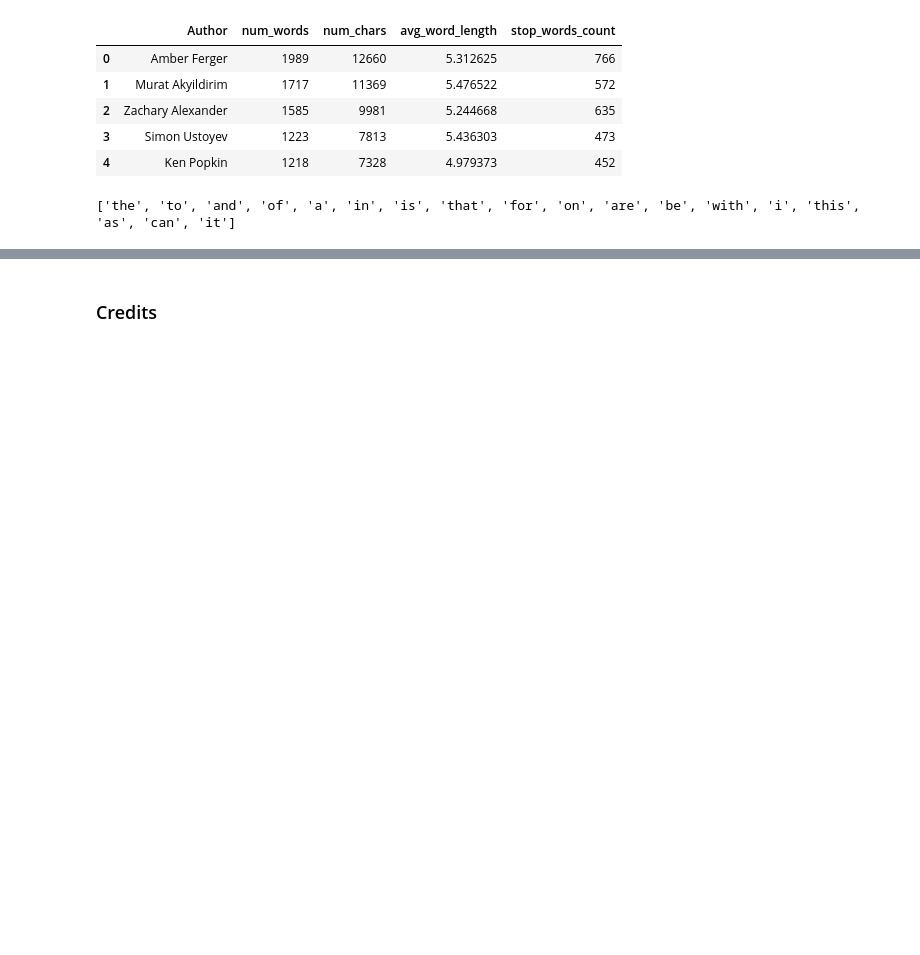
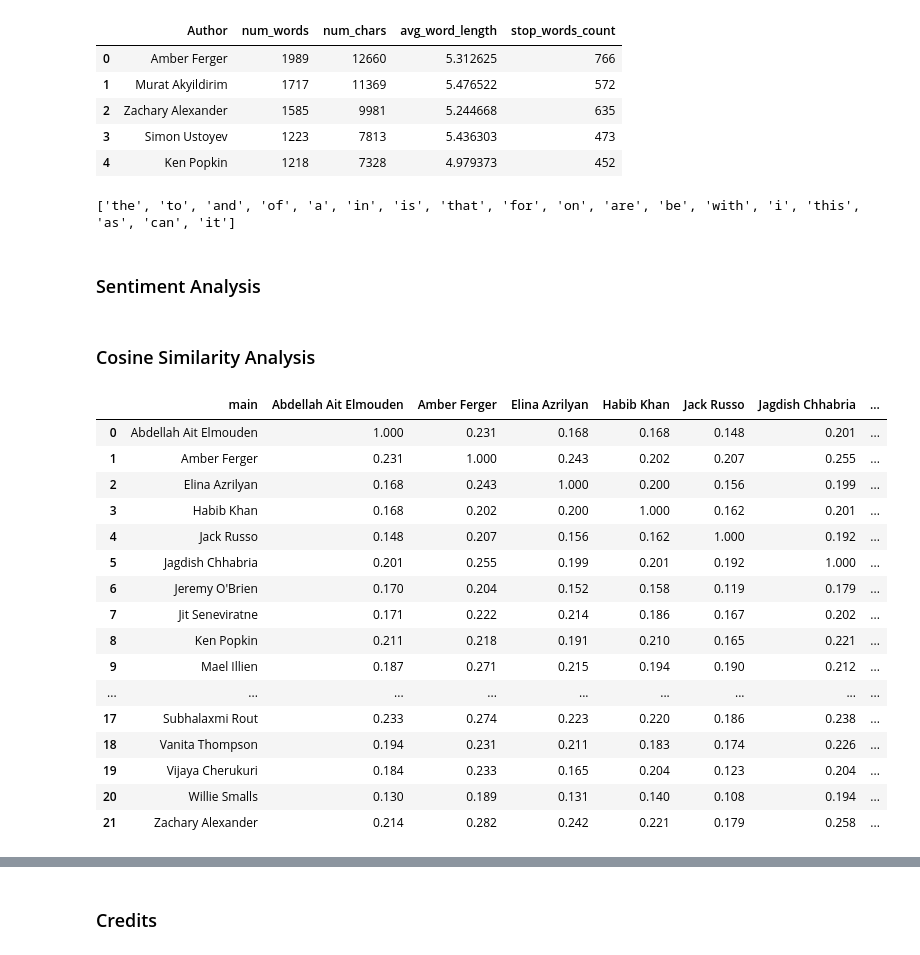
Before and after one commit to WillieDavonSmalls/KJW_CUNY_DATA_620, a Jupyter notebook: KJW_Final_Project_DS620/KJW_Final_Project_DS620.ipynb, the cells around one changed output, grey strips where cells are left out. Saved outputs shown, nothing was run; the diff lists cells and outputs as text; code cells hidden in the pictures; blank space fills up the shorter version.

Commit message:
Analysis Updates
Added sentiment analysis and cosine similarity

```diff
--- a/KJW_Final_Project_DS620/KJW_Final_Project_DS620.ipynb
+++ b/KJW_Final_Project_DS620/KJW_Final_Project_DS620.ipynb
@@ -388,3 +388,83 @@ for text in cleandf.Combined:
 cleandf['combined_clean'] = clean_data_list
 cleandf['word_tokens'] = word_token_list
 cleandf['sentence_tokens'] = sentence_token_list
+# %% [markdown]
+### Sentiment Analysis
+# %%
+#Assess the sentiment of each author's discussions
+sentiment_list = []
+
+for text in cleandf.combined_clean:
+    sentiment = TextBlob(text).sentiment
+    sentiment_list.append(sentiment)
+
+cleandf['sentiment'] = sentiment_list
+# %% [markdown]
+### Cosine Similarity Analysis
+# %%
+#Compare each author's discussions to all the other authors and output a dataframe of the comparisons
+maindf = cleandf[['Author', 'word_tokens']]
+maindf = maindf.rename(columns={'Author':'author'})
+
+tempdf = maindf
+
+mcosine_list = []
+for mrow in maindf.values:
+    mauthor = mrow[0]
+    mtext = mrow[1]
+
+    tcosine_list = []
+    tcosine_list.append(mauthor)
+    for trow in tempdf.values:
+        tauthor = trow[0]
+        ttext = trow[1]
+
+        l1 = []
+        l2 = []
+
+        mset = {w for w in mtext}
+        tset = {w for w in ttext}
+        rvector = mset.union(tset)
+        for w in rvector:
+            if w in mset:
+                l1.append(1)
+            else:
+                l1.append(0)
+
+            if w in tset:
+                l2.append(1)
+            else:
+                l2.append(0)
+
+        c = 0
+        # cosine formula
+        for i in range(len(rvector)):
+                c+= l1[i]*l2[i]
+        cosine = round(c / float((sum(l1)*sum(l2))**0.5),3)
+        tcosine_list.append(cosine)
+
+    mcosine_list.append(tcosine_list)
+
+class_list = list(cleandf.Author)
+authors_list = ['main'] + class_list
+cosinedf = pd.DataFrame(data=mcosine_list, columns=authors_list)
+
+cosinedf
+# %% [output]
+|  | main | Abdellah Ait Elmouden | Amber Ferger | Elina Azrilyan | Habib Khan | Jack Russo | Jagdish Chhabria | ... |
+| 0 | Abdellah Ait Elmouden | 1.000 | 0.231 | 0.168 | 0.168 | 0.148 | 0.201 | ... |
+| 1 | Amber Ferger | 0.231 | 1.000 | 0.243 | 0.202 | 0.207 | 0.255 | ... |
+| 2 | Elina Azrilyan | 0.168 | 0.243 | 1.000 | 0.200 | 0.156 | 0.199 | ... |
+| 3 | Habib Khan | 0.168 | 0.202 | 0.200 | 1.000 | 0.162 | 0.201 | ... |
+| 4 | Jack Russo | 0.148 | 0.207 | 0.156 | 0.162 | 1.000 | 0.192 | ... |
+| 5 | Jagdish Chhabria | 0.201 | 0.255 | 0.199 | 0.201 | 0.192 | 1.000 | ... |
+| 6 | Jeremy O'Brien | 0.170 | 0.204 | 0.152 | 0.158 | 0.119 | 0.179 | ... |
+| 7 | Jit Seneviratne | 0.171 | 0.222 | 0.214 | 0.186 | 0.167 | 0.202 | ... |
+| 8 | Ken Popkin | 0.211 | 0.218 | 0.191 | 0.210 | 0.165 | 0.221 | ... |
+| 9 | Mael Illien | 0.187 | 0.271 | 0.215 | 0.194 | 0.190 | 0.212 | ... |
+| ... | ... | ... | ... | ... | ... | ... | ... | ... |
+| 17 | Subhalaxmi Rout | 0.233 | 0.274 | 0.223 | 0.220 | 0.186 | 0.238 | ... |
+| 18 | Vanita Thompson | 0.194 | 0.231 | 0.211 | 0.183 | 0.174 | 0.226 | ... |
+| 19 | Vijaya Cherukuri | 0.184 | 0.233 | 0.165 | 0.204 | 0.123 | 0.204 | ... |
+| 20 | Willie Smalls | 0.130 | 0.189 | 0.131 | 0.140 | 0.108 | 0.194 | ... |
+| 21 | Zachary Alexander | 0.214 | 0.282 | 0.242 | 0.221 | 0.179 | 0.258 | ... |
```
Also changed, not shown: parts of 9 cells of this notebook, 1 other file.
